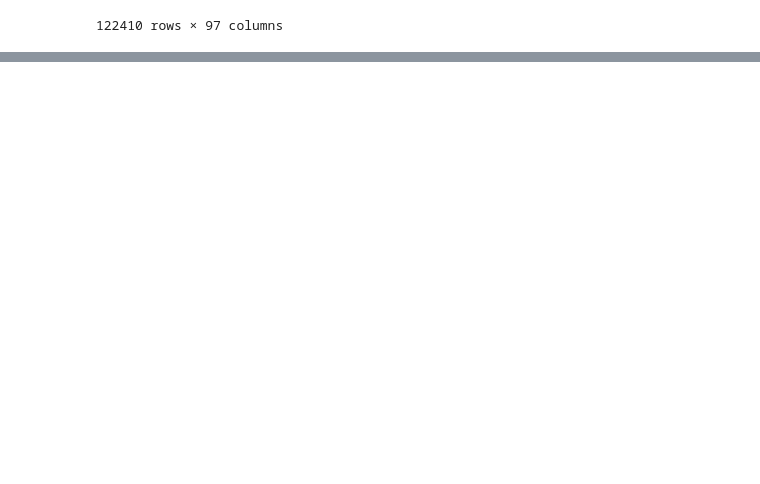
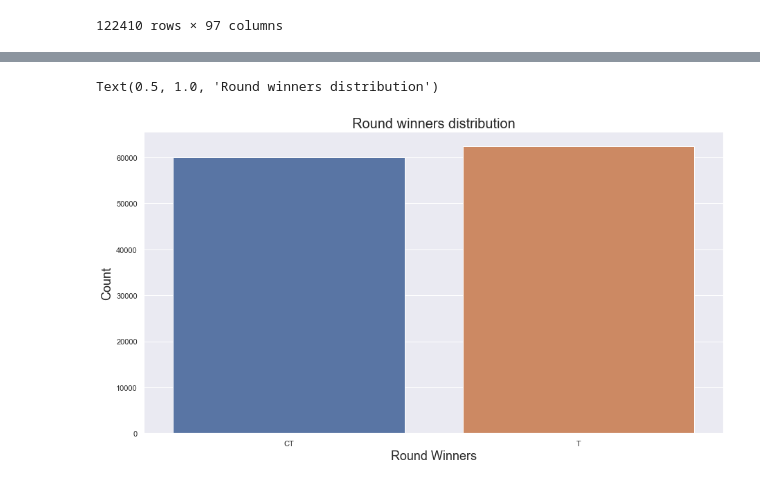
Before and after one commit to vutruong99/CSGO-Round-Winner-Classifier, a Jupyter notebook: cs-go-round-winner-classification-random-forest.ipynb, the cells around one changed output, grey strips where cells are left out. Cells and saved outputs as stored; diff of their text form; code cells hidden in the pictures; blank space fills up the shorter version.

```diff
--- a/cs-go-round-winner-classification-random-forest.ipynb
+++ b/cs-go-round-winner-classification-random-forest.ipynb
@@ -29,0 +155,9 @@ df
+# %%
+sns.set(rc = {'figure.figsize':(15,8)})
+p = sns.countplot(df["round_winner"])
+p.set_xlabel("Round Winners", fontsize = 18)
+p.set_ylabel("Count", fontsize = 18)
+p.set_title("Round winners distribution", fontsize = 20)
+# %% [output]
+Text(0.5, 1.0, 'Round winners distribution')
+[figure, added]
```
Also changed, not shown: parts of 70 cells of this notebook, 5 other files.
